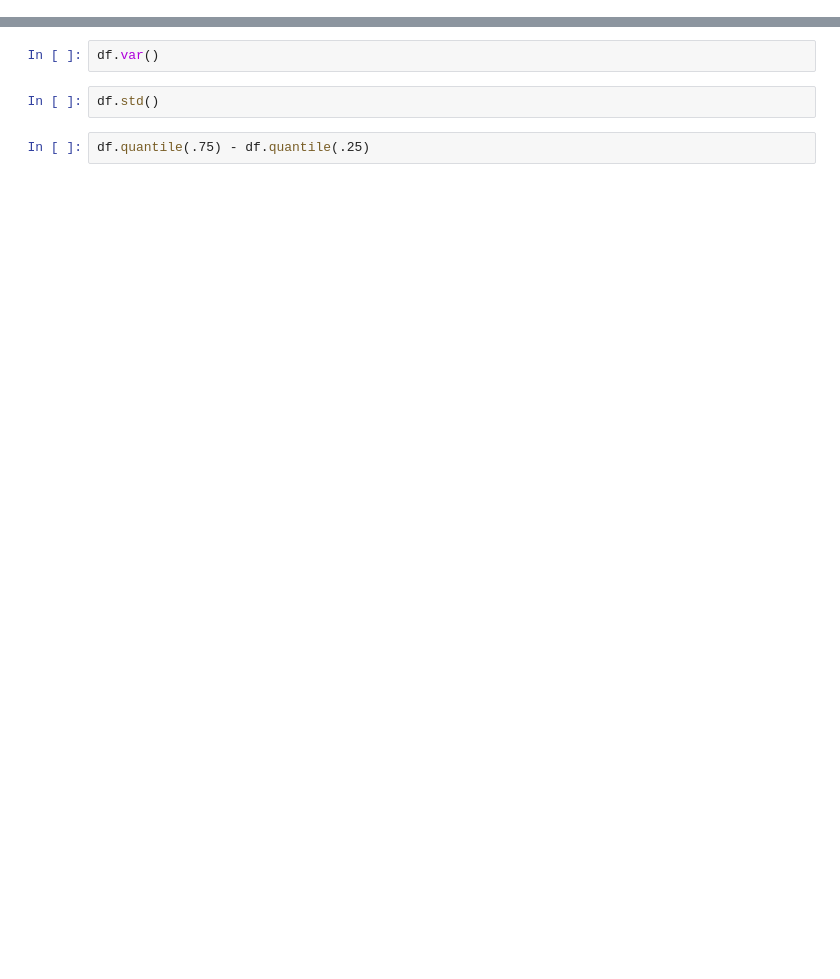
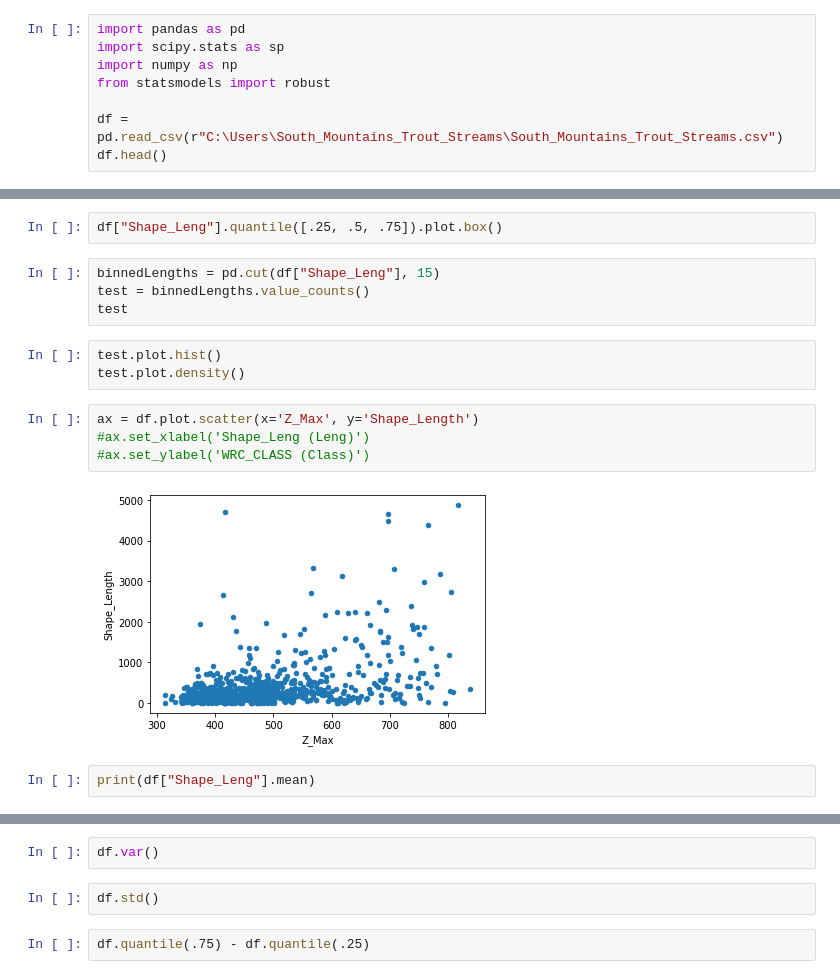
Before and after one commit to thepisgahgeographer/PythonUnitTesting, a Jupyter notebook: Data_Science/test.ipynb, the cells around one changed output, grey strips where cells are left out. Saved outputs shown, nothing was run; the diff lists cells and outputs as text; blank space fills up the shorter version.

```diff
--- a/Data_Science/test.ipynb
+++ b/Data_Science/test.ipynb
@@ -15,0 +11,8 @@ lists
+# %%
+import pandas as pd
+import scipy.stats as sp
+import numpy as np
+from statsmodels import robust
+
+df = pd.read_csv(r"C:\Users\South_Mountains_Trout_Streams\South_Mountains_Trout_Streams.csv")
+df.head()
@@ -15,0 +26,17 @@ lists
+# %%
+df["Shape_Leng"].quantile([.25, .5, .75]).plot.box()
+# %%
+binnedLengths = pd.cut(df["Shape_Leng"], 15)
+test = binnedLengths.value_counts()
+test
+# %%
+test.plot.hist()
+test.plot.density()
+# %%
+ax = df.plot.scatter(x='Z_Max', y='Shape_Length')
+#ax.set_xlabel('Shape_Leng (Leng)')
+#ax.set_ylabel('WRC_CLASS (Class)')
+# %% [output]
+[figure, added]
+# %%
+print(df["Shape_Leng"].mean)
```
Also changed, not shown: parts of 8 cells of this notebook.
